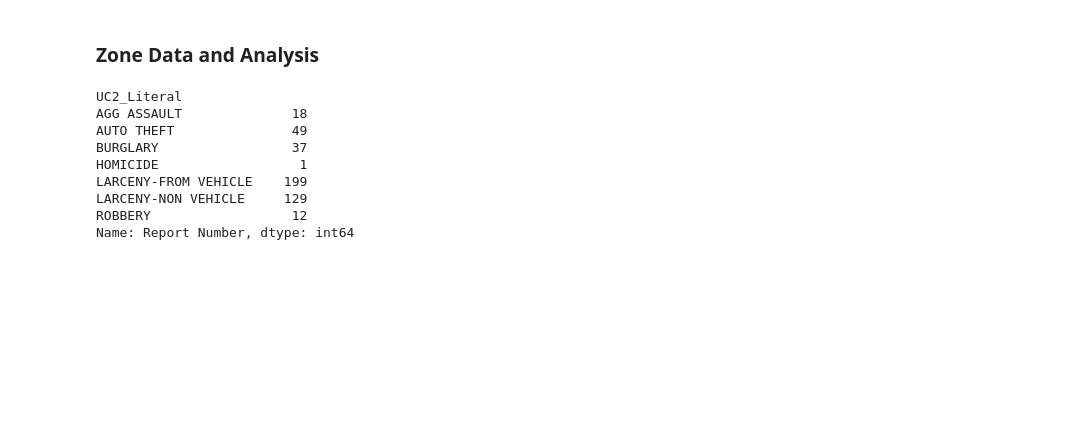
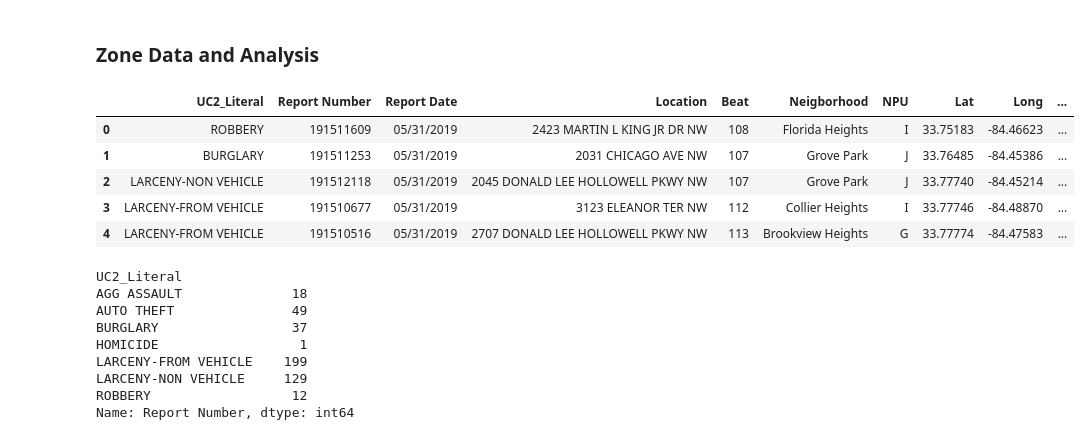
Before and after one commit to lrios215/project_1, a Jupyter notebook: Lisa_Project1.ipynb, the cells around one changed output. Saved outputs shown, nothing was run; the diff lists cells and outputs as text; code cells hidden in the pictures; blank space fills up the shorter version.

```diff
--- a/Lisa_Project1.ipynb
+++ b/Lisa_Project1.ipynb
@@ -70,24 +70,31 @@ unemployment
 # %%
 #Take in data and read csv files
 
 #May 2019
 zone1_may2019 = "Resources/raw_zones_data/zone1_may2019.csv"
 zone2_may2019 = "Resources/raw_zones_data/zone2_may2019.csv"
 zone3_may2019 = "Resources/raw_zones_data/zone3_may2019.csv"
 zone4_may2019 = "Resources/raw_zones_data/zone4_may2019.csv"
 zone5_may2019 = "Resources/raw_zones_data/zone5_may2019.csv"
 zone6_may2019 = "Resources/raw_zones_data/zone6_may2019.csv"
 
 
 #Read May 2019 Data File and store into Pandas DataFrames
 zone1_may2019 = pd.read_csv(zone1_may2019)
 zone2_may2019 = pd.read_csv(zone2_may2019)
 zone3_may2019 = pd.read_csv(zone3_may2019)
 zone4_may2019 = pd.read_csv(zone4_may2019)
 zone5_may2019 = pd.read_csv(zone5_may2019)
 zone6_may2019 = pd.read_csv(zone6_may2019)
 
-#zone1_may2019
+zone1_may2019.head()
+# %% [output]
+|  | UC2_Literal | Report Number | Report Date | Location | Beat | Neigborhood | NPU | Lat | Long | ... |
+| 0 | ROBBERY | 191511609 | 05/31/2019 | 2423 MARTIN L KING JR DR NW | 108 | Florida Heights | I | 33.75183 | -84.46623 | ... |
+| 1 | BURGLARY | 191511253 | 05/31/2019 | 2031 CHICAGO AVE NW | 107 | Grove Park | J | 33.76485 | -84.45386 | ... |
+| 2 | LARCENY-NON VEHICLE | 191512118 | 05/31/2019 | 2045 DONALD LEE HOLLOWELL PKWY NW | 107 | Grove Park | J | 33.77740 | -84.45214 | ... |
+| 3 | LARCENY-FROM VEHICLE | 191510677 | 05/31/2019 | 3123 ELEANOR TER NW | 112 | Collier Heights | I | 33.77746 | -84.48870 | ... |
+| 4 | LARCENY-FROM VEHICLE | 191510516 | 05/31/2019 | 2707 DONALD LEE HOLLOWELL PKWY NW | 113 | Brookview Heights | G | 33.77774 | -84.47583 | ... |
 # %%
 #groupby 2019 crime type
 #zone1
```
Also changed, not shown: 1 other file.
